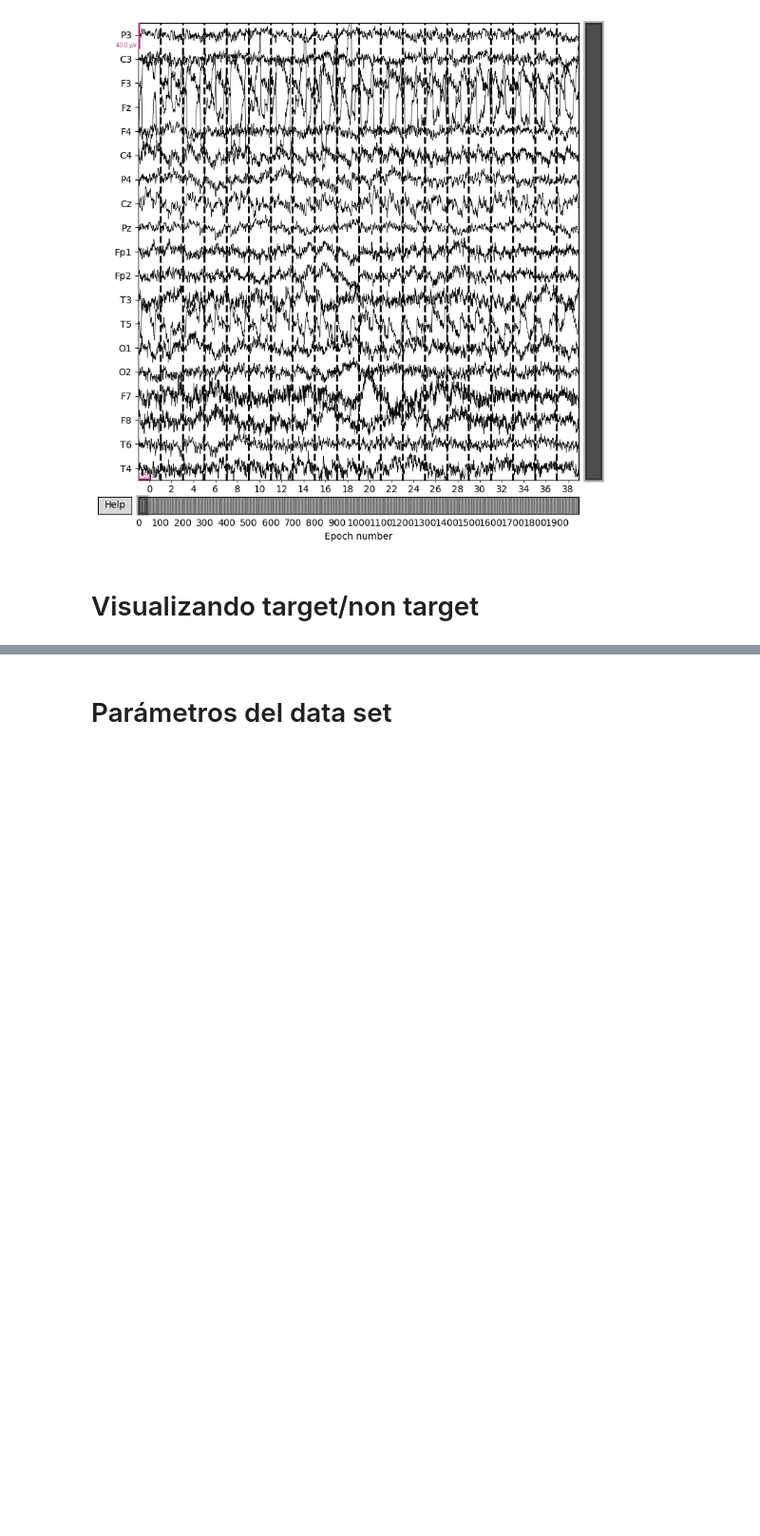
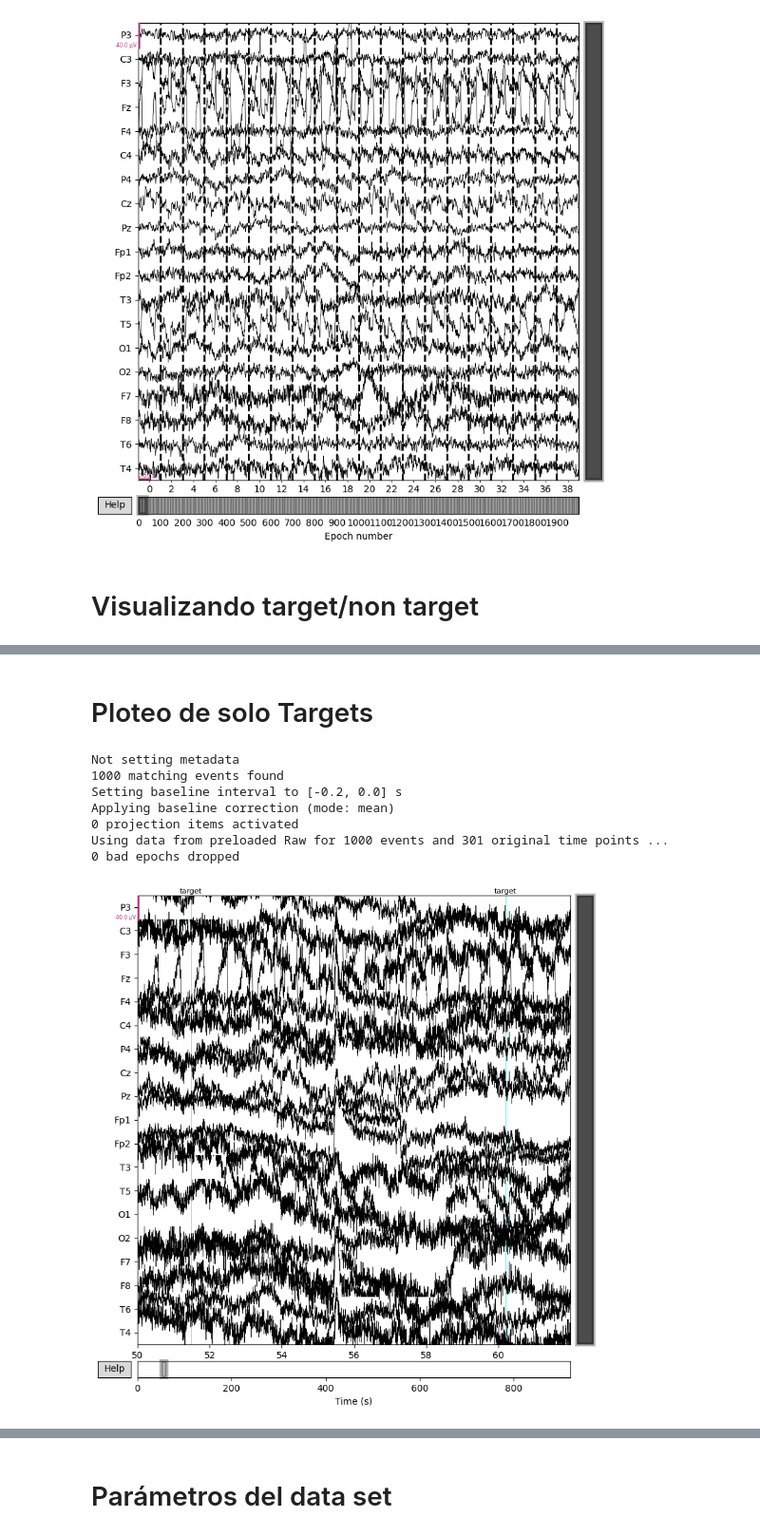
Before and after one commit to PamelaVilchez/GRUPO-08-ISB-2025-II, a Jupyter notebook: Laboratorios/Laboratorio 1 - Temática del proyecto/Proyecto/eeg_analysis.ipynb, the cells around one changed output, grey strips where cells are left out. Shown at 95% size. Saved outputs shown, nothing was run; the diff lists cells and outputs as text; code cells hidden in the pictures; blank space fills up the shorter version.

```diff
--- a/Laboratorios/Laboratorio 1 - Temática del proyecto/Proyecto/eeg_analysis.ipynb
+++ b/Laboratorios/Laboratorio 1 - Temática del proyecto/Proyecto/eeg_analysis.ipynb
@@ -163,0 +185,43 @@ combining channels using GFP (eeg channels)
+# %% [markdown]
+# Ploteo de solo Targets
+# %%
+# --- Eventos originales (target y nontarget) ---
+df = events_tsv[events_tsv["trial_type"].isin(["target", "nontarget"])]
+
+event_id = {"target": 1, "nontarget": 2}
+
+events = []
+for _, row in df.iterrows():
+    events.append([
+        int(row["sample"]),
+        0,
+        event_id[row["trial_type"]]
+    ])
+events = np.array(events)
+
+# --- Crear epochs con TODOS los eventos ---
+epochs = mne.Epochs(
+    raw,
+    events,
+    event_id,
+    tmin=-0.2,
+    tmax=0.8,
+    baseline=(None, 0),
+    preload=True
+)
+
+# SOLO los eventos target
+target_events = events[events[:, 2] == event_id["target"]]
+
+# --- Graficar solo las marcas de target en RAW ---
+raw.plot(events=target_events, event_id={"target":1},
+         duration=12, start=50)
+# %% [output]
+Not setting metadata
+1000 matching events found
+Setting baseline interval to [-0.2, 0.0] s
+Applying baseline correction (mode: mean)
+0 projection items activated
+Using data from preloaded Raw for 1000 events and 301 original time points ...
+0 bad epochs dropped
+[figure, added]
```
Also changed, not shown: parts of 4 cells of this notebook.
